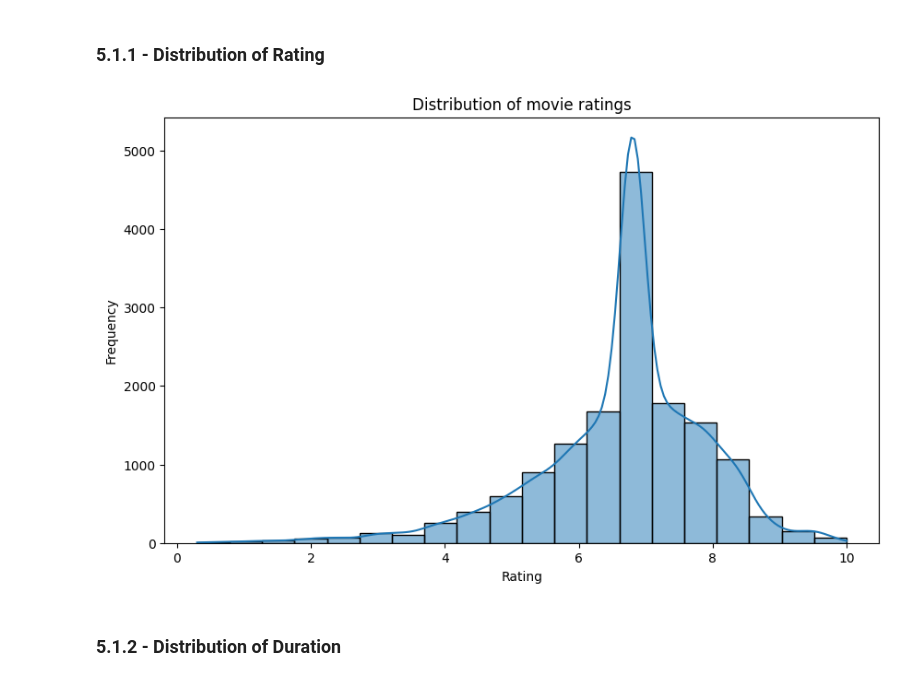
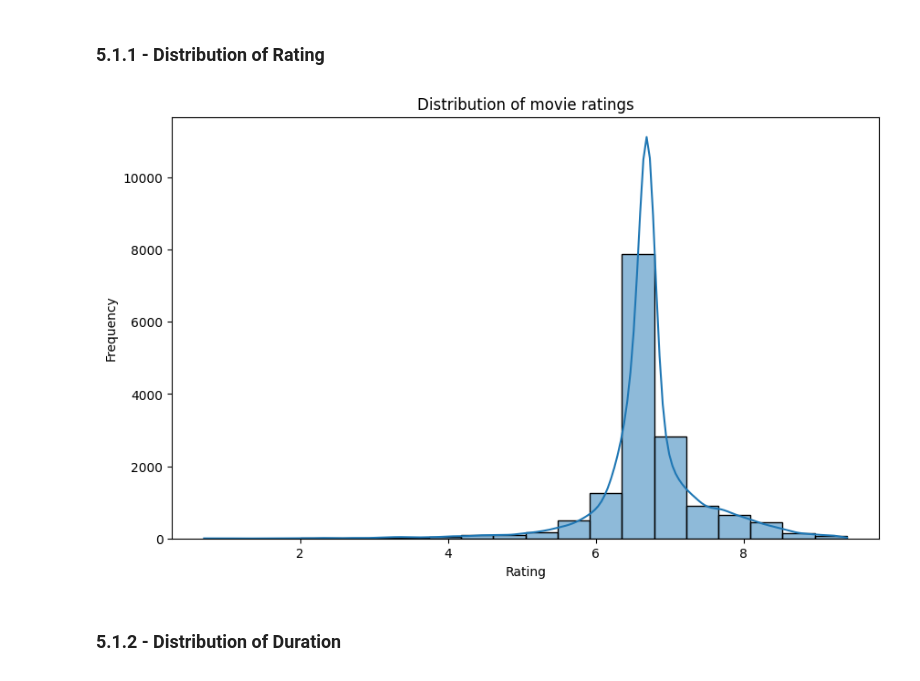
Before and after one commit to Thibaut5599/Analysis_MovieDataset, a Jupyter notebook: Movies_1910_2024.ipynb, the cells around one changed output. Drawn from its saved outputs; the diff is of its cells as text; code cells hidden in the pictures.

```diff
--- a/Movies_1910_2024.ipynb
+++ b/Movies_1910_2024.ipynb
@@ -726,0 +761,3 @@ df = df.rename(columns={"Directed by": "Director", "Written by": "Writer"})
+# %%
+df["Weighted_rating"] = round((df["Rating"]*df["No of Persons Voted"] + df["Rating"].mean()*50)/(df["No of Persons Voted"] + 50),1)
+df.head()
@@ -733,13 +779,13 @@ df = df.rename(columns={"Directed by": "Director", "Written by": "Writer"})
 # %%
 # Histogram of ratings
 plt.figure(figsize=(10, 6))
-sns.histplot(df["Rating"], bins=20, kde=True)
+sns.histplot(df["Weighted_rating"], bins=20, kde=True)
 plt.title("Distribution of movie ratings")
 plt.xlabel("Rating")
 plt.ylabel("Frequency")
 plt.show()
 # %% [output]
-[figure, old version]
+[figure, new version]
 # %% [markdown]
 ### 5.1.2 - Distribution of Duration
 # %%
```
Also changed, not shown: parts of 24 cells of this notebook.
